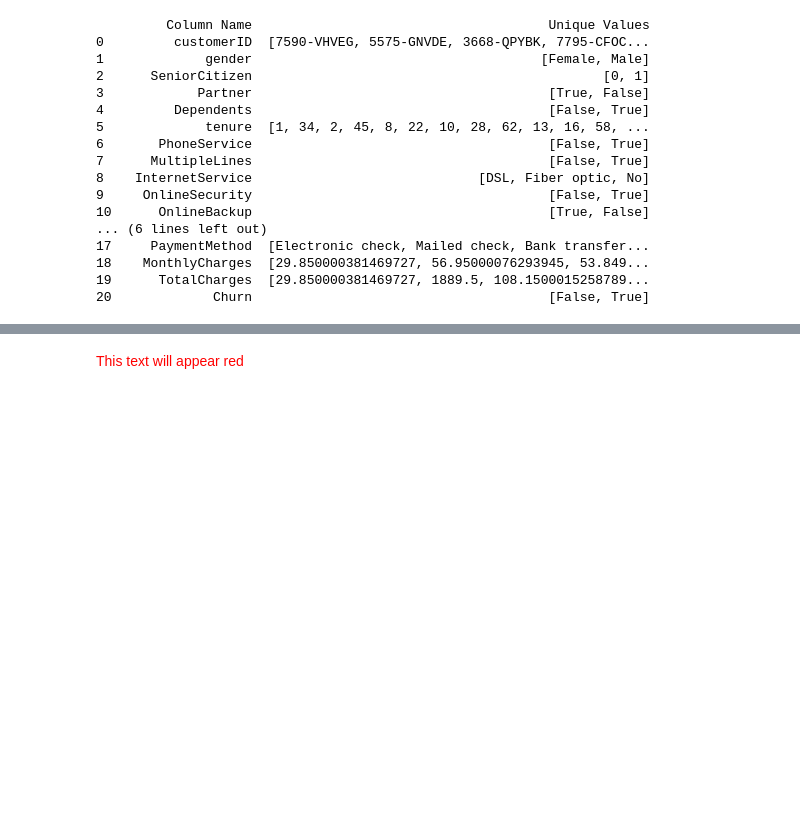
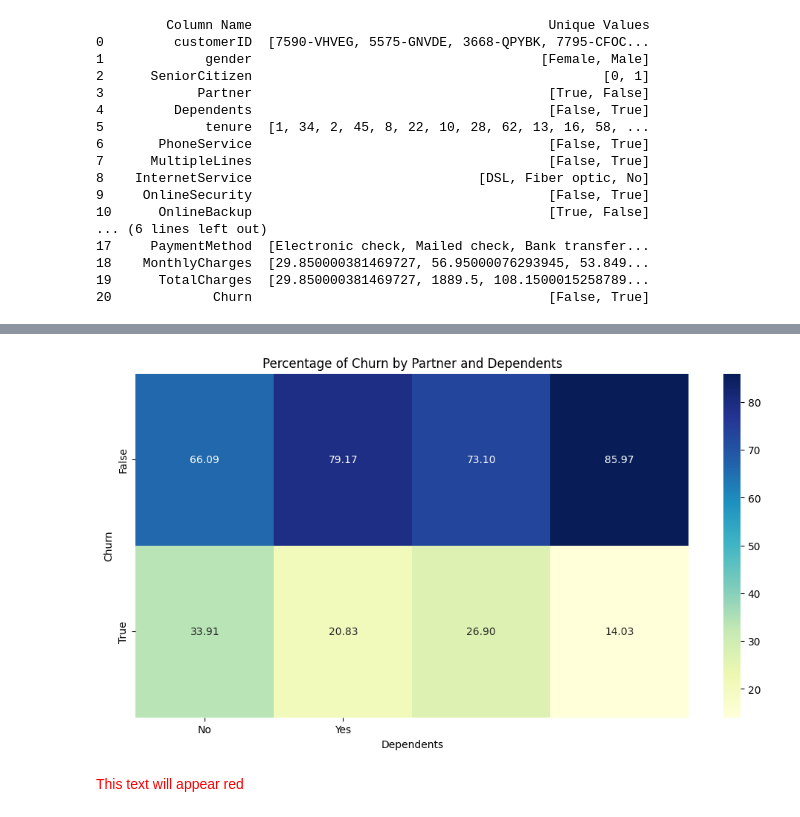
Before and after one commit to wamathaiwandeto/Customer-Churn-Prediction, a Jupyter notebook: churn.ipynb, the cells around one changed output, grey strips where cells are left out. Cells and saved outputs as stored; diff of their text form; code cells hidden in the pictures; blank space fills up the shorter version.

```diff
--- a/churn.ipynb
+++ b/churn.ipynb
@@ -463,3 +564,18 @@ print(unique_values_table)
+# %%
+# Calculate percentage of churn for each combination of variables
+bivariate_counts = pd.crosstab(index=train_df['Churn'], columns=[train_df['Partner'], train_df['Dependents']], normalize='columns') * 100
+
+# Plotting the percentages of churn
+plt.figure(figsize=(12, 6))
+sns.heatmap(bivariate_counts, annot=True, cmap='YlGnBu', fmt='.2f')
+plt.title('Percentage of Churn by Partner and Dependents')
+plt.xlabel('Dependents')
+plt.ylabel('Churn')
+plt.xticks(ticks=[0.5, 1.5], labels=['No', 'Yes'])
+plt.yticks(ticks=[0.5, 1.5], labels=['False', 'True'])
+plt.show()
+# %% [output]
+[figure, added]
 # %% [markdown]
 <span style="color:red;">This text will appear red</span>
 # %% [markdown]
```
Also changed, not shown: parts of 7 cells of this notebook.
